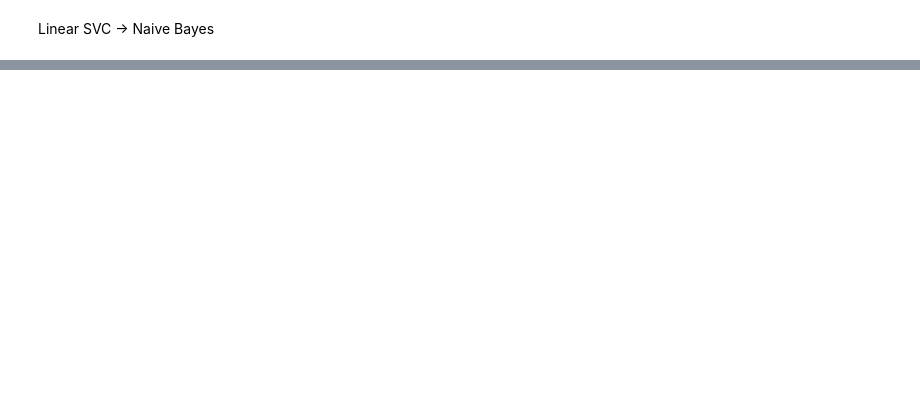
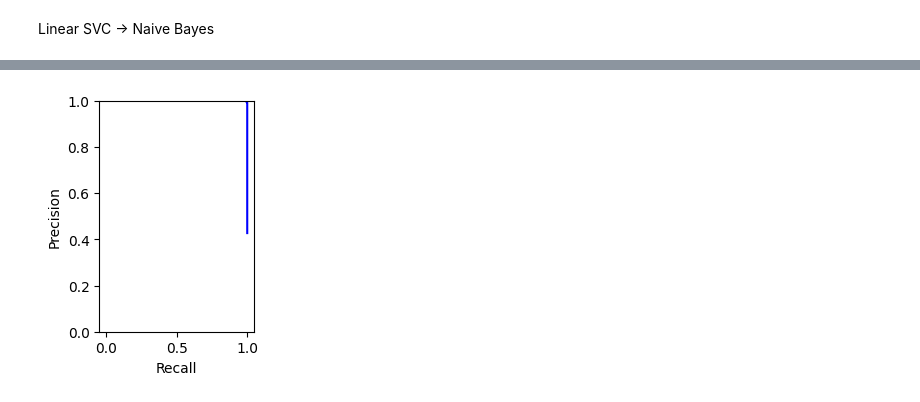
Before and after one commit to aguimorefran/handson-ml, a Jupyter notebook: ch3-classification/exercises-spam.ipynb, the cells around one changed output, grey strips where cells are left out. Drawn from its saved outputs; the diff is of its cells as text; code cells hidden in the pictures; blank space fills up the shorter version.

```diff
--- a/ch3-classification/exercises-spam.ipynb
+++ b/ch3-classification/exercises-spam.ipynb
@@ -348,7 +354,7 @@ from sklearn.pipeline import FeatureUnion
 full_pipeline = ColumnTransformer([
     ('stats', stats_preprocessing_pipeline, ['text']),
     ('text', text_pipeline, ['text'])
-], remainder='passthrough')
+], remainder='drop')
 
 # Test on sample data
 sample = strat_train_set.sample(5)
@@ -415,0 +503,13 @@ KeyboardInterrupt:
+# %%
+# Precision and recall vs threshold curve
+
+def plot_precision_vs_recall(precisions, recalls):
+    plt.figure(figsize=(2, 3))
+    plt.plot(recalls, precisions, 'b-')
+    plt.xlabel('Recall')
+    plt.ylabel('Precision')
+    plt.ylim([0, 1])
+
+plot_precision_vs_recall(precisions, recalls)
+# %% [output]
+[figure, added]
```
Also changed, not shown: parts of 20 cells of this notebook.
